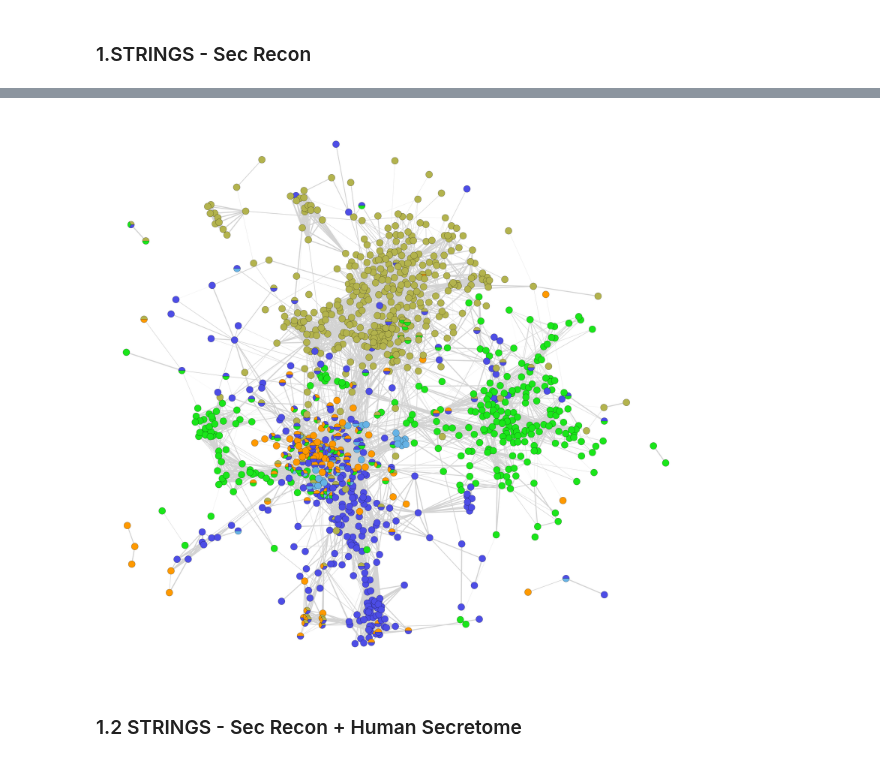
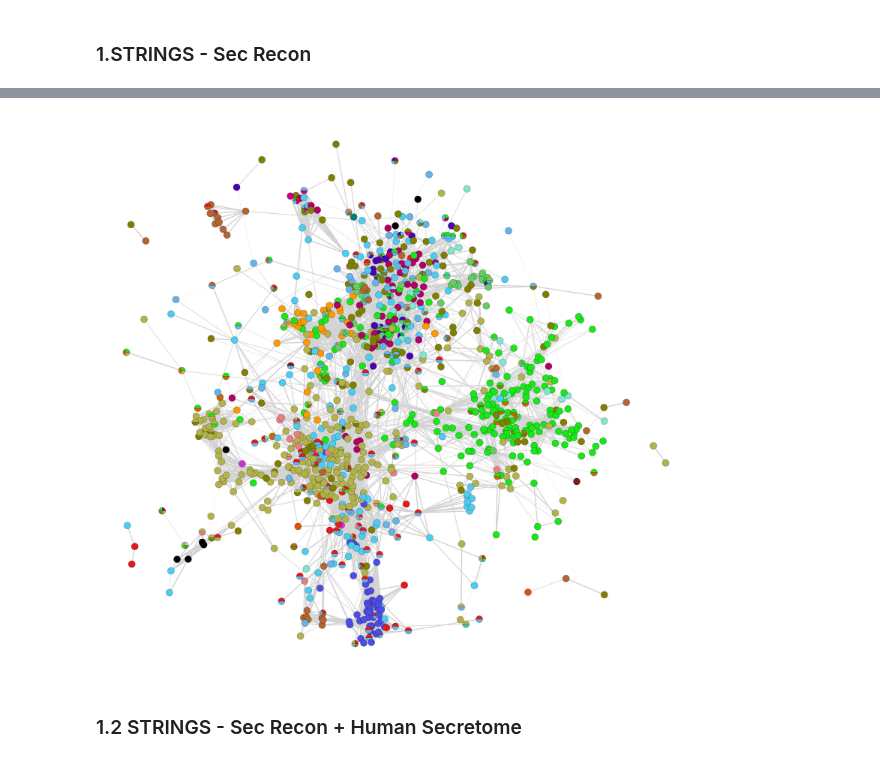
Before and after one commit to pablodig/secRecon-Secretory-Pathway-Reconstruction, a Jupyter notebook: Protein-Protein Interactions.ipynb, the cells around one changed output, grey strips where cells are left out. Drawn from its saved outputs; the diff is of its cells as text; code cells hidden in the pictures.

Commit message:
Network export to cytoscape

```diff
--- a/Protein-Protein Interactions.ipynb
+++ b/Protein-Protein Interactions.ipynb
@@ -52,12 +54,12 @@ nx.write_graphml(G_string, 'Network/string_interactions_sec_recon.graphml')
 # %%
 G_string = nx.read_graphml('Network/string_interactions_sec_recon.graphml')
 # Extract positions from the graph
 pos = {node: (float(data['x']), float(data['y'])) for node, data in G_string.nodes(data=True)}
 #filename = f"Network/STRING_interactions_localizationcolor.png"
 
-visualize_network(G_string, gene_dict, pos, node_size=0.012, color_by='systems', legends=False)
+visualize_network(G_string, gene_dict, pos, node_size=0.012, color_by='localization', legends=False)
 # %% [output]
-[figure, old version]
+[figure, new version]
 # %% [markdown]
 ### 1.2 STRINGS - Sec Recon + Human Secretome
 # %%
```
Also changed, not shown: parts of 12 cells of this notebook, 5 other files.
